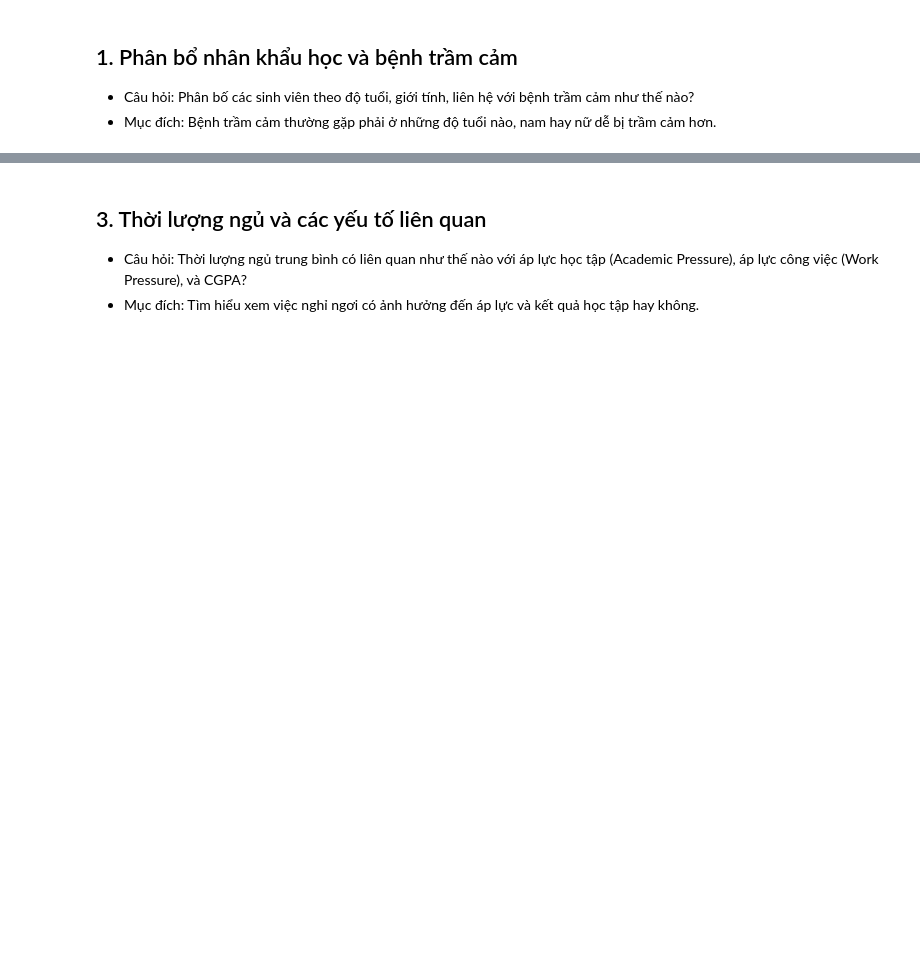
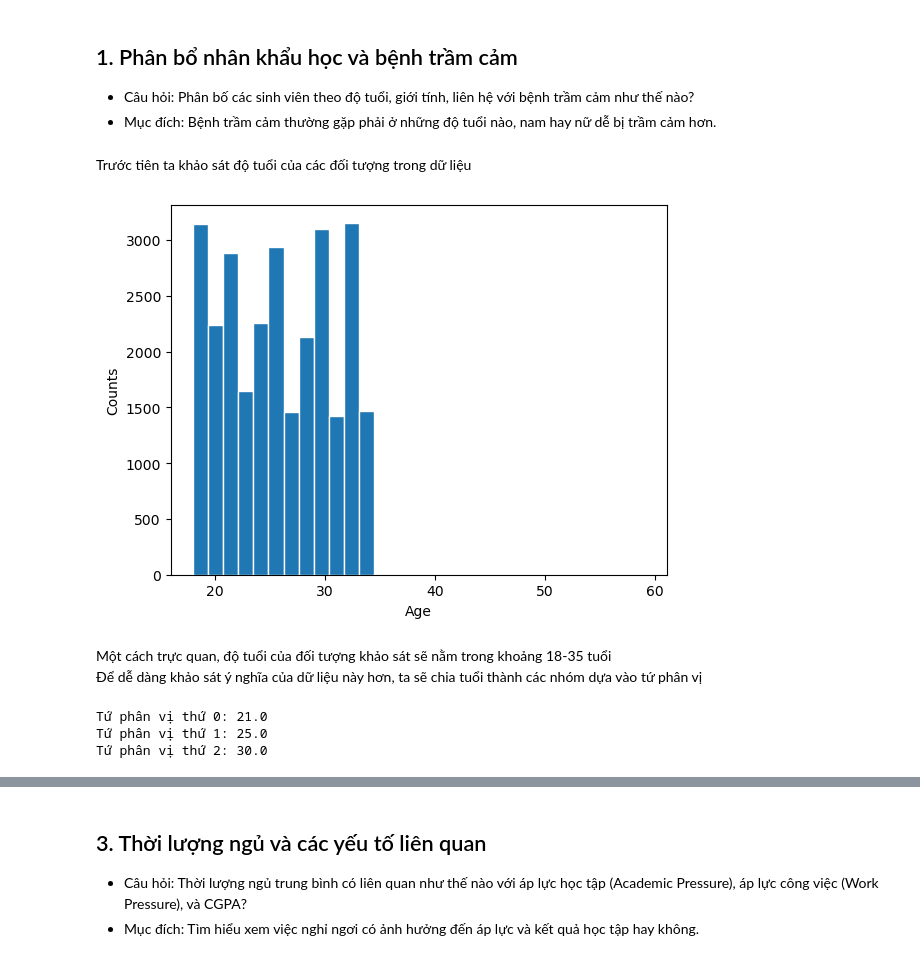
Before and after one commit to lhldanh/HCMUS_-CSC17104_Final_Project, a Jupyter notebook: main.ipynb, the cells around one changed output, grey strips where cells are left out. Drawn from its saved outputs; the diff is of its cells as text; code cells hidden in the pictures; blank space fills up the shorter version.

```diff
--- a/main.ipynb
+++ b/main.ipynb
@@ -86,4 +88,24 @@ df['Financial Stress'] = df['Financial Stress'].fillna(df['Financial Stress'].me
 
 - Câu hỏi: Phân bố các sinh viên theo độ tuổi, giới tính, liên hệ với bệnh trầm cảm như thế nào?
 - Mục đích: Bệnh trầm cảm thường gặp phải ở những độ tuổi nào, nam hay nữ dễ bị trầm cảm hơn.
+# %% [markdown]
+Trước tiên ta khảo sát độ tuổi của các đối tượng trong dữ liệu
+# %%
+plt.hist(df['Age'],edgecolor='white',bins=30)
+plt.xlabel('Age')
+plt.ylabel('Counts');
+# %% [output]
+[figure, added]
+# %% [markdown]
+Một cách trực quan, độ tuổi của đối tượng khảo sát sẽ nằm trong khoảng 18-35 tuổi
+Để dễ dàng khảo sát ý nghĩa của dữ liệu này hơn, ta sẽ chia tuổi thành các nhóm dựa vào tứ phân vị
+# %%
+qs=[.25,.5,.75]
+for i,q in enumerate(qs):
+    k=df['Age'].quantile(q)
+    print(f'Tứ phân vị thứ {i}: {k}')
+# %% [output]
+Tứ phân vị thứ 0: 21.0
+Tứ phân vị thứ 1: 25.0
+Tứ phân vị thứ 2: 30.0
 # %%
```
Also changed, not shown: parts of 35 cells of this notebook.
